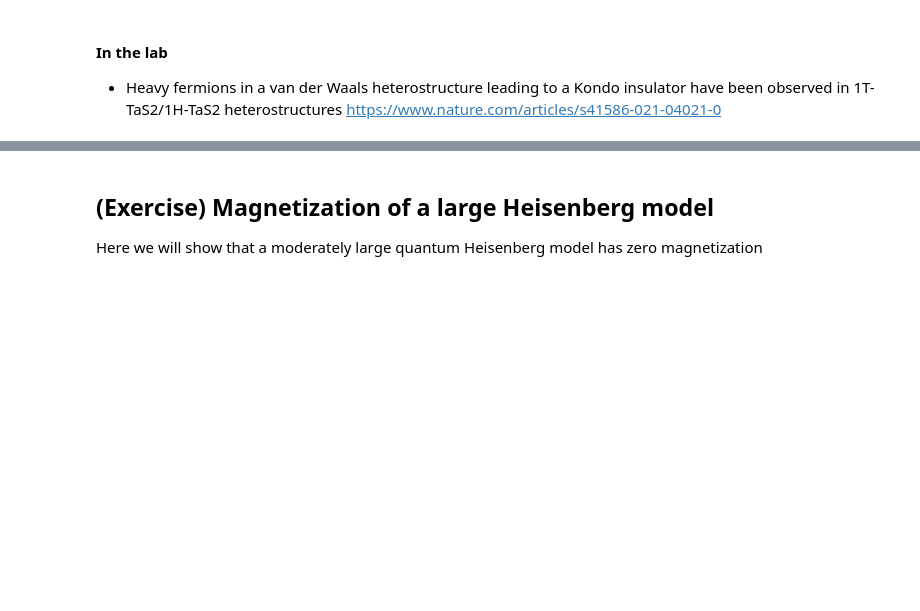
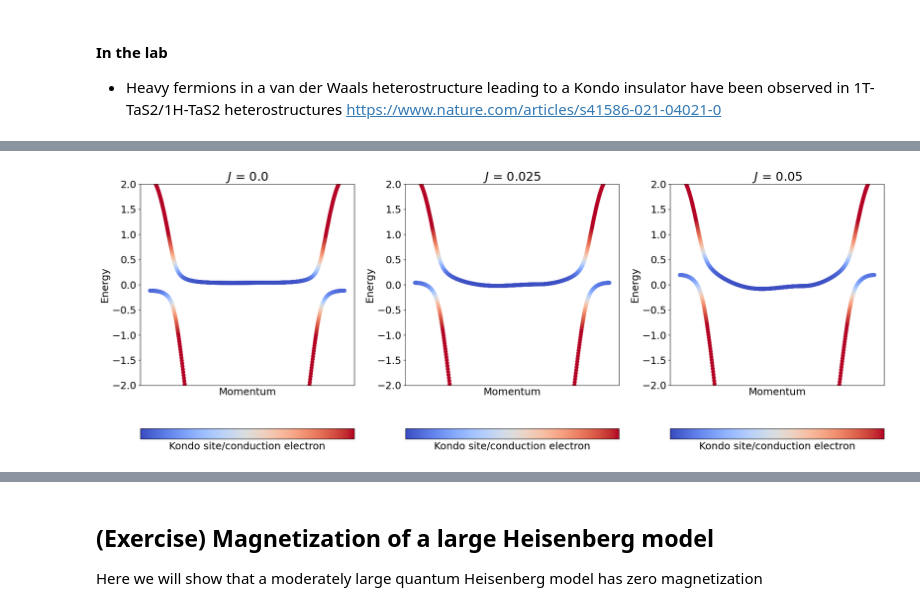
Before and after one commit to joselado/Advanced_Quantum_Materials_2026, a Jupyter notebook: jupyter-notebooks/session8.ipynb, the cells around one changed output, grey strips where cells are left out. Saved outputs shown, nothing was run; the diff lists cells and outputs as text; code cells hidden in the pictures; blank space fills up the shorter version.

```diff
--- a/jupyter-notebooks/session8.ipynb
+++ b/jupyter-notebooks/session8.ipynb
@@ -68,29 +68,3 @@ plt.tight_layout()
 #### In the lab
 - Signatures of spinon Fermi surfaces in the triangular lattice have been observed with scanning tunnel microscopy
 https://www.nature.com/articles/s41567-021-01321-0
-# %%
-from pyqula import geometry, ribbon
-g = geometry.honeycomb_lattice() # honeycomb lattice
-h = g.get_hamiltonian(tij=[1.,0.2]) # generate the Hamiltonian
-h.add_haldane(0.1) # add a coupling leadin to a topologicla gap
-h.set_filling(0.0) ; h.add_onsite(0.5) # zero filling, and add a gap
-
-# plot the bulk bands
-plt.subplot(1,3,1) ; plt.title("Bulk magnon bands")
-(k,e) = h.get_bands() # compute band structure
-plt.scatter(k,e,c="black") ; plt.xlabel("Momentum") ; plt.ylabel("Energy")
-plt.xticks([]) ; plt.xlim([min(k),max(k)]) ; plt.ylim([0.,3.])# plot
-
-h = ribbon.bulk2ribbon(h,n=20)
-
-# plot the bands
-plt.subplot(1,3,2) ; plt.title("Ribbon magnon bands")
-(k,e,c) = h.get_bands(operator="yposition") # compute band structure
-plt.scatter(k,e,c=c) ; plt.xlabel("Momentum") ; plt.ylabel("Energy")
-plt.xticks([]) ; plt.xlim([min(k),max(k)]) ; plt.ylim([0.,3.])# plot
-
-# draw a ribbon with the position operator
-gs = h.geometry.get_supercell(20)
-plt.subplot(1,3,3) ; plt.title("Position operator")
-plt.scatter(gs.r[:,0],gs.r[:,1],c=gs.r[:,1]) ; plt.axis("equal") ; plt.axis("off")
-plt.colorbar(label="Location",ticks=[],orientation="horizontal")
@@ -163,0 +129,19 @@ https://www.nature.com/articles/s41586-021-04021-0
+# %%
+from pyqula import geometry
+from pyqula.specialhamiltonian import H2HFH # promote a Hamiltonian to a heavy-fermion Hamiltonian
+Js = np.linspace(0.,.05,3) # chemical potentials
+g = geometry.triangular_lattice() # take a square lattice
+iw = 1 # counter
+delta = 0.5 # value of the superconducting order
+for J in Js: # loop over local potentials
+    h = g.get_hamiltonian() ; h.add_onsite(-4.0) # generate Hamiltonian
+    h = H2HFH(h,JK=0.5,J=J) # add a Kondo lattice in the fully screened regime
+    plt.subplot(1,len(Js),iw)
+    iw +=1 ; plt.title("$J$ = "+str(np.round(J,3)))
+    (k,e,c) = h.get_bands(operator="dispersive_electrons",kpath=["G","K","M","G"]) # compute band structure
+    plt.scatter(k,e,c=c,vmin=0.,vmax=0.8) ; plt.xlabel("Momentum") ; plt.ylabel("Energy")
+    plt.xticks([]) ; plt.ylim([-2.,2.])
+    plt.colorbar(label="Kondo site/conduction electron",ticks=[],orientation="horizontal")
+plt.tight_layout() # adjust
+# %% [output]
+[figure, added]
```
Also changed, not shown: parts of 5 cells of this notebook.
